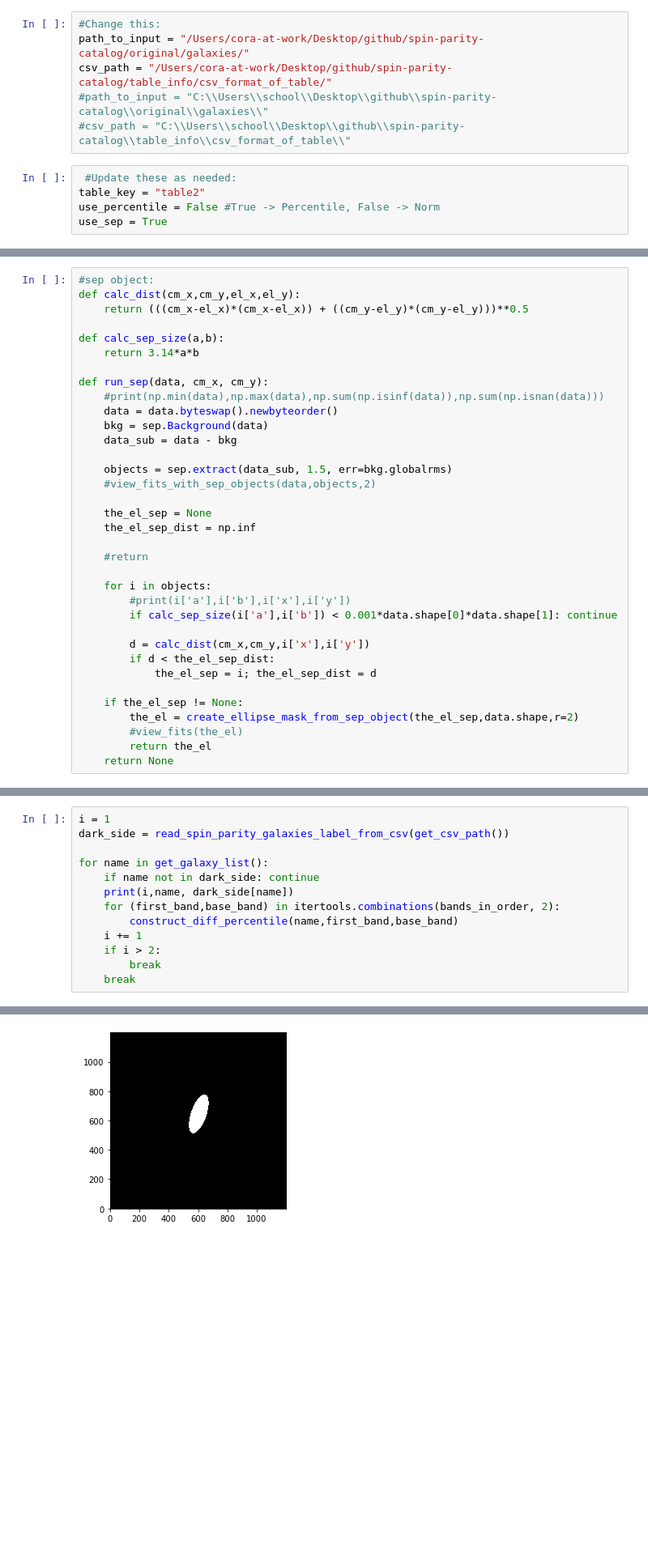
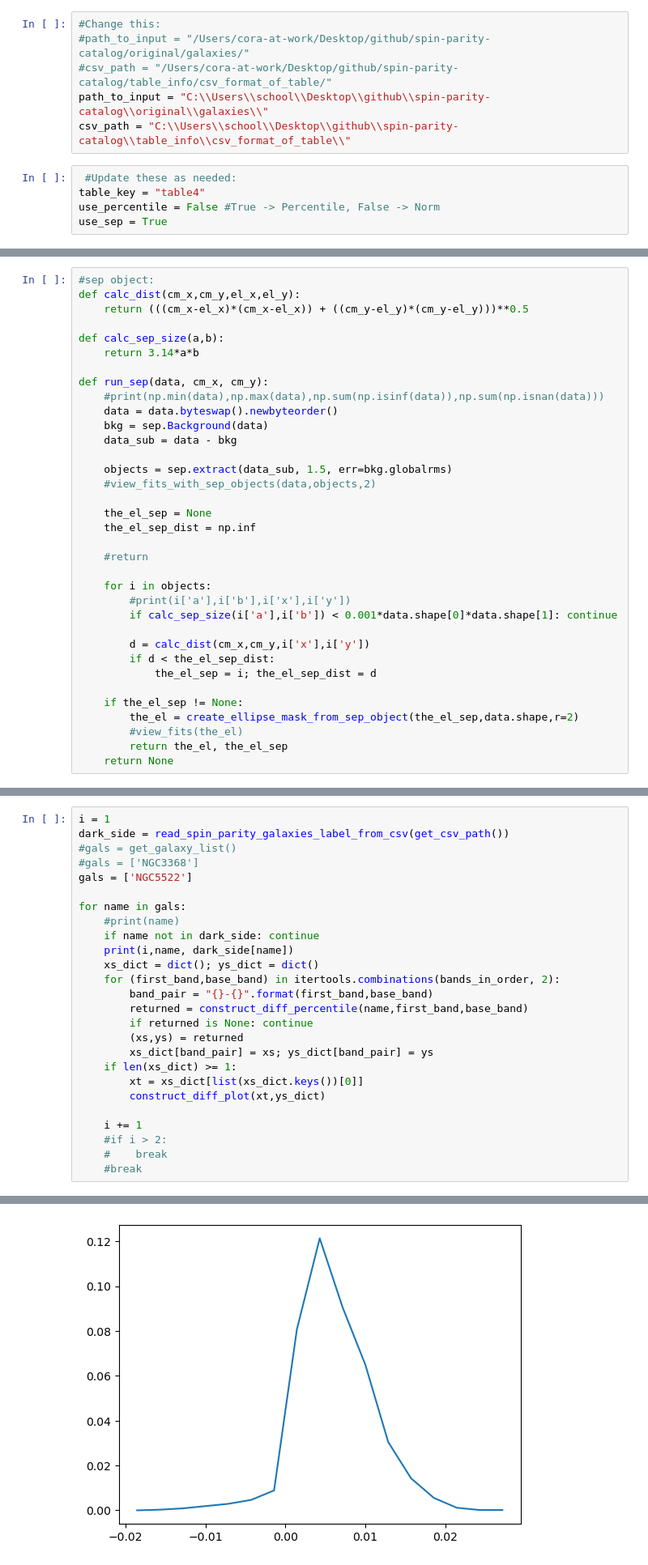
Before and after one commit to cora-schallock/gambit, a Jupyter notebook: examples/diff_visualize.ipynb, the cells around one changed output, grey strips where cells are left out. Shown at 81% size. Drawn from its saved outputs; the diff is of its cells as text; blank space fills up the shorter version.

Commit message:
adding visualization

```diff
--- a/examples/diff_visualize.ipynb
+++ b/examples/diff_visualize.ipynb
@@ -18,13 +20,13 @@ from spin_parity import read_spin_parity_galaxies_label_from_csv
 bands_in_order = ['g','r','i','z','y']
 # %%
 #Change this:
-path_to_input = "/Users/cora-at-work/Desktop/github/spin-parity-catalog/original/galaxies/"
-csv_path = "/Users/cora-at-work/Desktop/github/spin-parity-catalog/table_info/csv_format_of_table/"
-#path_to_input = "C:\\Users\\school\\Desktop\\github\\spin-parity-catalog\\original\\galaxies\\"
-#csv_path = "C:\\Users\\school\\Desktop\\github\\spin-parity-catalog\\table_info\\csv_format_of_table\\"
+#path_to_input = "/Users/cora-at-work/Desktop/github/spin-parity-catalog/original/galaxies/"
+#csv_path = "/Users/cora-at-work/Desktop/github/spin-parity-catalog/table_info/csv_format_of_table/"
+path_to_input = "C:\\Users\\school\\Desktop\\github\\spin-parity-catalog\\original\\galaxies\\"
+csv_path = "C:\\Users\\school\\Desktop\\github\\spin-parity-catalog\\table_info\\csv_format_of_table\\"
 # %%
  #Update these as needed:
-table_key = "table2"
+table_key = "table4"
 use_percentile = False #True -> Percentile, False -> Norm
 use_sep = True
 # %%
@@ -69,7 +71,7 @@ def run_sep(data, cm_x, cm_y):
     if the_el_sep != None:
         the_el = create_ellipse_mask_from_sep_object(the_el_sep,data.shape,r=2)
         #view_fits(the_el)
-        return the_el
+        return the_el, the_el_sep
     return None
 # %%
 def calculate_center_of_mass(the_mask):
@@ -167,14 +265,27 @@ def construct_diff_percentile(name,first_band,base_band):
 # %%
 i = 1
 dark_side = read_spin_parity_galaxies_label_from_csv(get_csv_path())
+#gals = get_galaxy_list()
+#gals = ['NGC3368']
+gals = ['NGC5522']
 
-for name in get_galaxy_list():
+for name in gals:
+    #print(name)
     if name not in dark_side: continue
     print(i,name, dark_side[name])
+    xs_dict = dict(); ys_dict = dict()
     for (first_band,base_band) in itertools.combinations(bands_in_order, 2):
-        construct_diff_percentile(name,first_band,base_band)
+        band_pair = "{}-{}".format(first_band,base_band)
+        returned = construct_diff_percentile(name,first_band,base_band)
+        if returned is None: continue
+        (xs,ys) = returned
+        xs_dict[band_pair] = xs; ys_dict[band_pair] = ys
+    if len(xs_dict) >= 1:
+        xt = xs_dict[list(xs_dict.keys())[0]]
+        construct_diff_plot(xt,ys_dict)
+
     i += 1
-    if i > 2:
-        break
-    break
+    #if i > 2:
+    #    break
+    #break
 # %% [output]
@@ -182 +294 @@ for name in get_galaxy_list():
-[figure, old version]
+[figure, new version]
```
Also changed, not shown: parts of 6 cells of this notebook, 5 other files.
